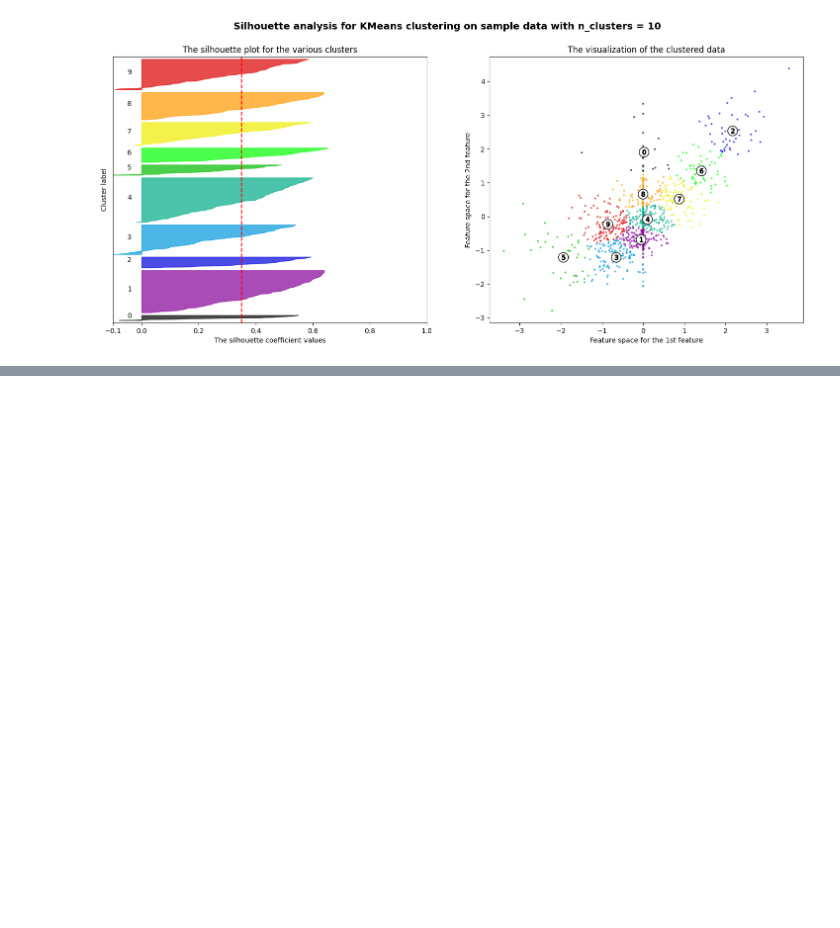
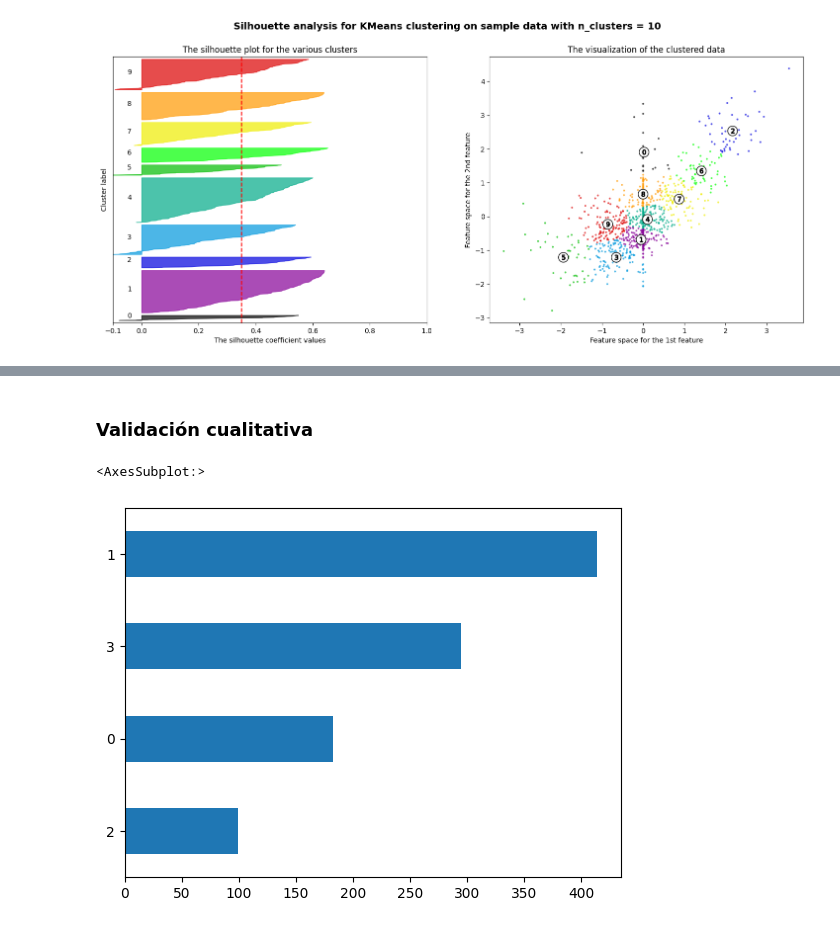
Before and after one commit to Gatos-de-negocios-BI/Laboratorio_2, a Jupyter notebook: k-means.ipynb, the cells around one changed output, grey strips where cells are left out. Saved outputs shown, nothing was run; the diff lists cells and outputs as text; code cells hidden in the pictures; blank space fills up the shorter version.

```diff
--- a/k-means.ipynb
+++ b/k-means.ipynb
@@ -233,0 +276,11 @@ For n_clusters = 10 , the average silhouette score is : 0.35084271516546645
+# %% [markdown]
+<h3>Validación cualitativa</h3>
+# %%
+kmeans = KMeans(n_clusters = 4, random_state = 5)
+# %%
+data['kmeans'] = kmeans.fit_predict(X)
+# %%
+data['kmeans'].value_counts().sort_values().plot.barh()
+# %% [output]
+<AxesSubplot:>
+[figure, added]
```
Also changed, not shown: parts of 11 cells of this notebook, 1 other file.
